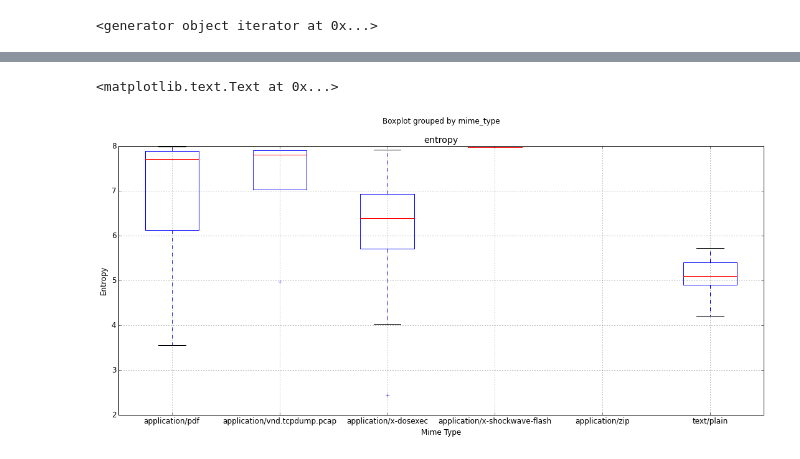
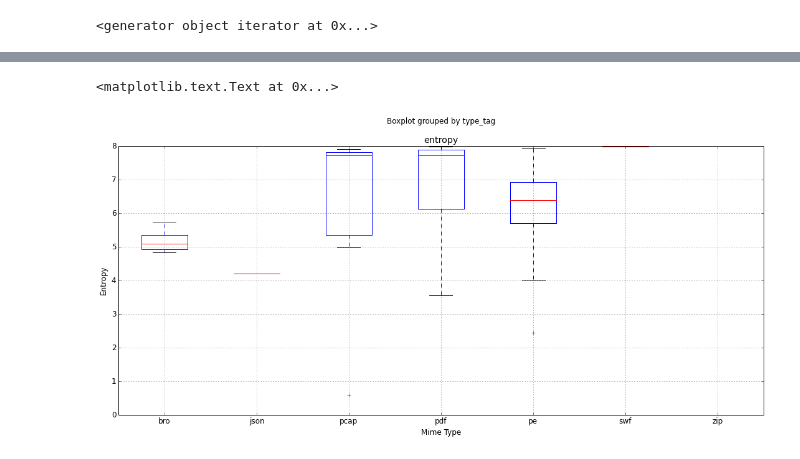
Before and after one commit to ollie314/workbench, a Jupyter notebook: notebooks/Workbench_Demo.ipynb, the cells around one changed output, grey strips where cells are left out. Drawn from its saved outputs; the diff is of its cells as text; code cells hidden in the pictures.

```diff
--- a/notebooks/Workbench_Demo.ipynb
+++ b/notebooks/Workbench_Demo.ipynb
@@ -459,8 +386,8 @@ df_meta.head()
 # %%
-# Plot entropy box plots based on mime-type
-df_meta.boxplot('entropy','mime_type')
+# Plot entropy box plots based on file type
+df_meta.boxplot('entropy','type_tag')
 plt.xlabel('Mime Type')
 plt.ylabel('Entropy')
 # %% [output]
 <matplotlib.text.Text at 0x...>
-[figure, old version]
+[figure, new version]
```
Also changed, not shown: parts of 19 cells of this notebook.
